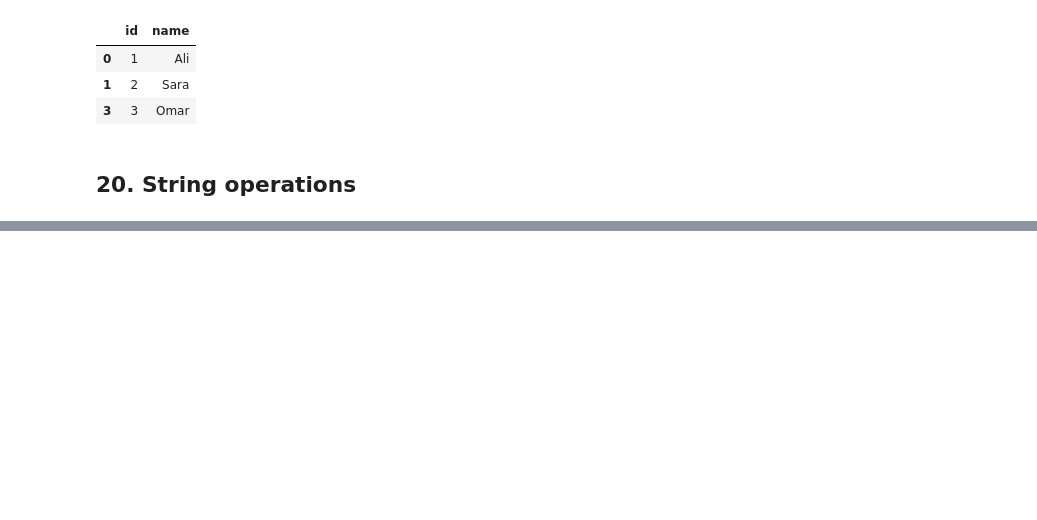
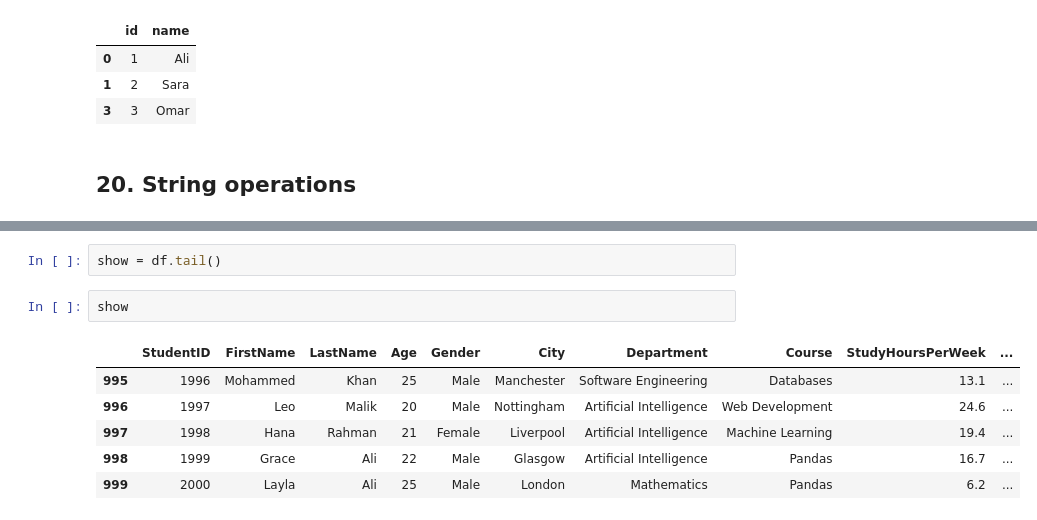
Before and after one commit to mirzajamalnasir750/Python, a Jupyter notebook: PANDAS.ipynb, the cells around one changed output, grey strips where cells are left out. Saved outputs shown, nothing was run; the diff lists cells and outputs as text; blank space fills up the shorter version.

```diff
--- a/PANDAS.ipynb
+++ b/PANDAS.ipynb
@@ -663,0 +429,11 @@ Practise using `.loc` for label-based selection, `.iloc` for position-based sele
+# %%
+show = df.tail()
+# %%
+show
+# %% [output]
+|  | StudentID | FirstName | LastName | Age | Gender | City | Department | Course | StudyHoursPerWeek | ... |
+| 995 | 1996 | Mohammed | Khan | 25 | Male | Manchester | Software Engineering | Databases | 13.1 | ... |
+| 996 | 1997 | Leo | Malik | 20 | Male | Nottingham | Artificial Intelligence | Web Development | 24.6 | ... |
+| 997 | 1998 | Hana | Rahman | 21 | Female | Liverpool | Artificial Intelligence | Machine Learning | 19.4 | ... |
+| 998 | 1999 | Grace | Ali | 22 | Male | Glasgow | Artificial Intelligence | Pandas | 16.7 | ... |
+| 999 | 2000 | Layla | Ali | 25 | Male | London | Mathematics | Pandas | 6.2 | ... |
```
Also changed, not shown: parts of 48 cells of this notebook.
